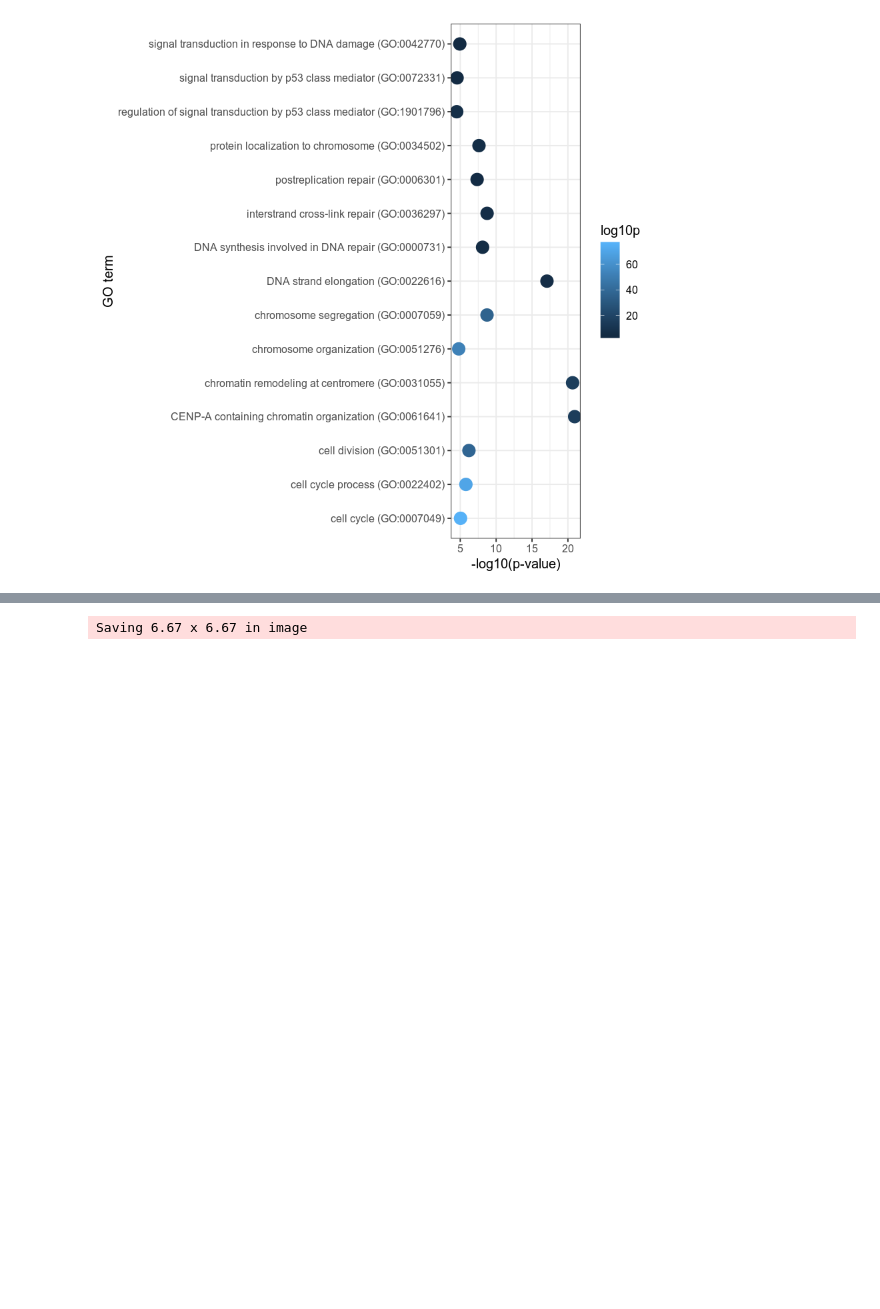
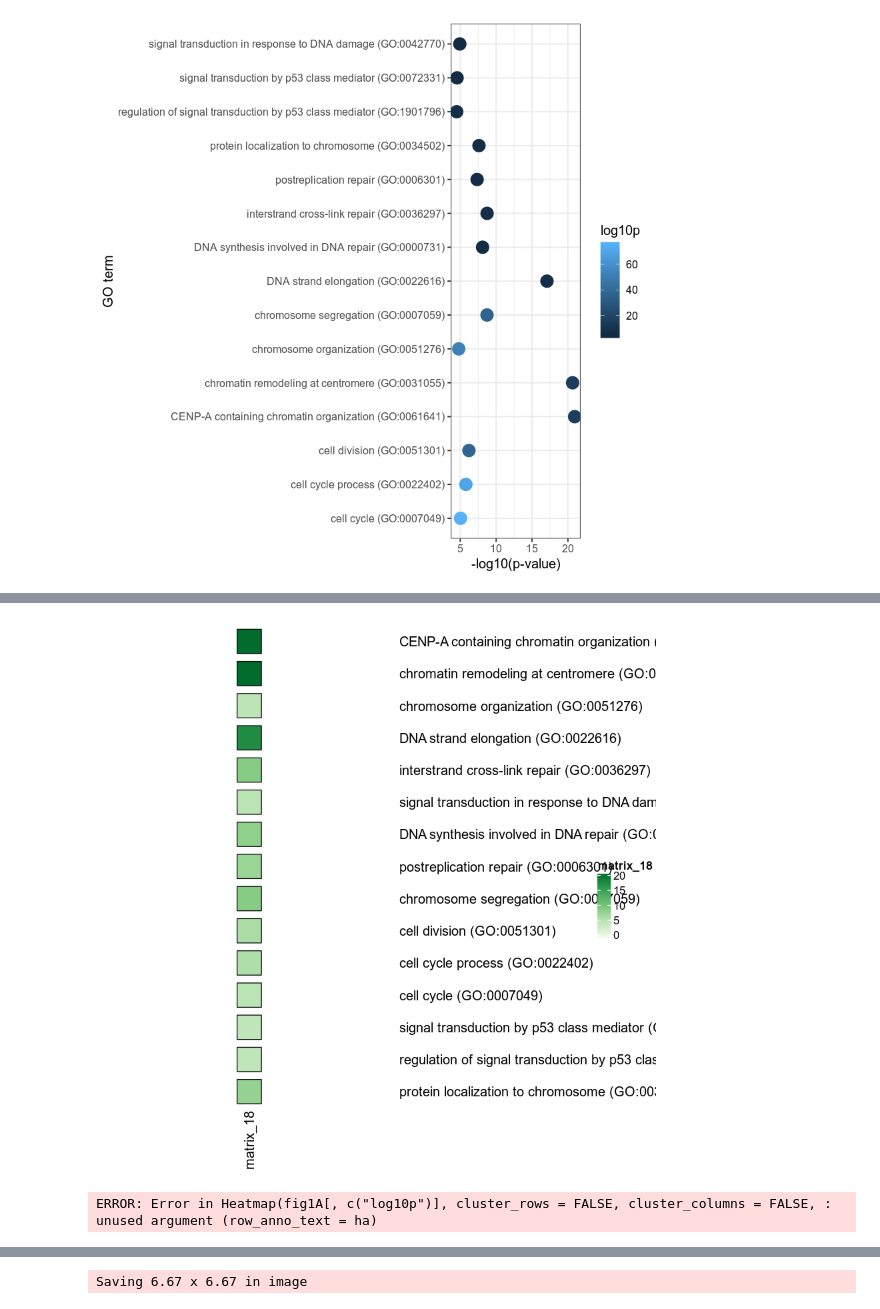
Before and after one commit to saketkc/2019_radiation_gbm, a Jupyter notebook: notebooks/01.OntologyFigures.ipynb, the cells around one changed output, grey strips where cells are left out. Saved outputs shown, nothing was run; the diff lists cells and outputs as text; code cells hidden in the pictures; blank space fills up the shorter version.

```diff
--- a/notebooks/01.OntologyFigures.ipynb
+++ b/notebooks/01.OntologyFigures.ipynb
@@ -6,0 +45,19 @@ suppressMessages(library(ggpubr))
+# %%
+df <- data.frame(list(log10pvalue=fig1A[, c("log10p")], enrichment=fig1A[, c("fold_enrichment")]))
+ha <- Heatmap(fig1A, cluster_rows=F, cluster_columns=F, show_heatmap_legend = F,
+              row_names_max_width = unit(15, "cm"),
+              row_names_side = "left",
+              rect_gp =  gpar(type = "none"),
+              width = unit(0, "cm"),
+              height = unit(8, "cm"),
+              row_title_gp = gpar(fontsize = 11),
+              row_names_gp = gpar(fontsize = 11),
+              column_labels=c("", "", ""))
+
+ht <- rowAnnotation(df=df,
+                    gp = gpar(col = "black", lwd = 1, fontsize=12),
+                    col=list(log10pvalue=log10p_fun, enrichment=enrichment_fun))
+#Heatmap(fig1A[, c("fold_enrichment")], rect_gp = gpar(type = "none"), cell_fun = cell_fun2, col = enrichment_fun, cluster_rows = FALSE, cluster_columns = FALSE)
+pdf("../Figures//Figure1/Figure1A.pdf", family="ArialMT")
+draw(ha + ht)
+dev.off()
@@ -72,3 +220,12 @@ ggsave('../Figures/Figure1/Figure1A_dot.pdf')
 # %% [output]
 Saving 6.67 x 6.67 in image
 [figure]
+# %%
+fig1A <- fread('../data/data_for_figures//Figure1A_transcription_downregulated_geneontology.tsv')
+colnames(fig1A) <- c("term", "fold_enrichment", "upload_1 (FDR)")
+fig1A$log10p = -log10(fig1A[, 'upload_1 (FDR)'])
+
+rownames.fig1A <- fig1A$term
+# %%
+fig1A <- as.matrix(fig1A[, c("fold_enrichment", "upload_1 (FDR)", "log10p")])
+rownames(fig1A) <- rownames.fig1A
@@ -74,0 +252,30 @@ Saving 6.67 x 6.67 in image
+# %%
+#Heatmap(fig1A[, c("fold_enrichment")])
+cell_fun2 = function(j, i, x, y, width, height, fill) {
+	s = min(unit.c(convertWidth(width, "cm"), convertHeight(height, "cm")))
+	grid.rect(x = x, y = y, width = s*0.8, height = s*0.8,
+		gp = gpar(col = "black", fill = fill))
+}
+Heatmap(fig1A[, c("fold_enrichment")], rect_gp = gpar(type = "none"), cell_fun = cell_fun2, col = enrichment_fun, cluster_rows = FALSE, cluster_columns = FALSE)
+ha = HeatmapAnnotation(
+    foo = 1:10,
+    bar = sample(letters[1:3], 10, replace = TRUE),
+    col = list(foo = col_fun,
+               bar = c("a" = "red", "b" = "green", "c" = "blue")
+    ),
+    gp = gpar(col = "black")
+)
+# %% [output]
+[figure, added]
+# %%
+ha = HeatmapAnnotation(
+    log10p = fig1A[, c("log10p")],
+    enrichment = fig1A[, c("fold_enrichment")],
+    col = list(log10p = log10p_fun,
+               enrichment = enrichment_fun
+    ),
+    gp = gpar(col = "black")
+)
+hm = Heatmap(fig1A[, c("log10p")], cluster_rows=FALSE, cluster_columns=FALSE, row_anno_text  = ha)
+# %% [output]
+ERROR: Error in Heatmap(fig1A[, c("log10p")], cluster_rows = FALSE, cluster_columns = FALSE, : unused argument (row_anno_text = ha)
```
Also changed, not shown: parts of 21 cells of this notebook, 1 other file.
